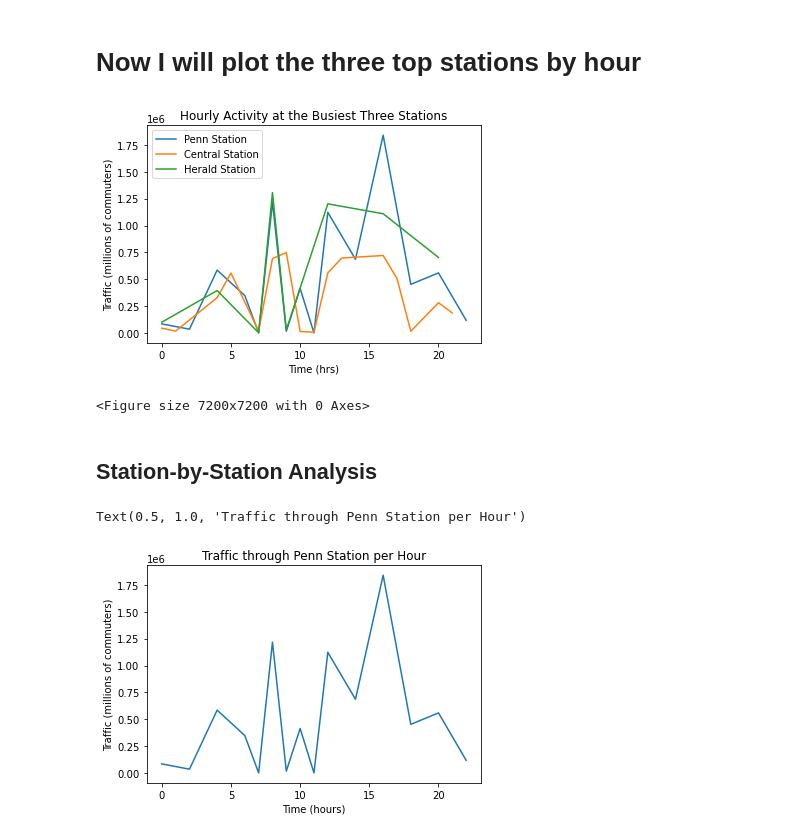
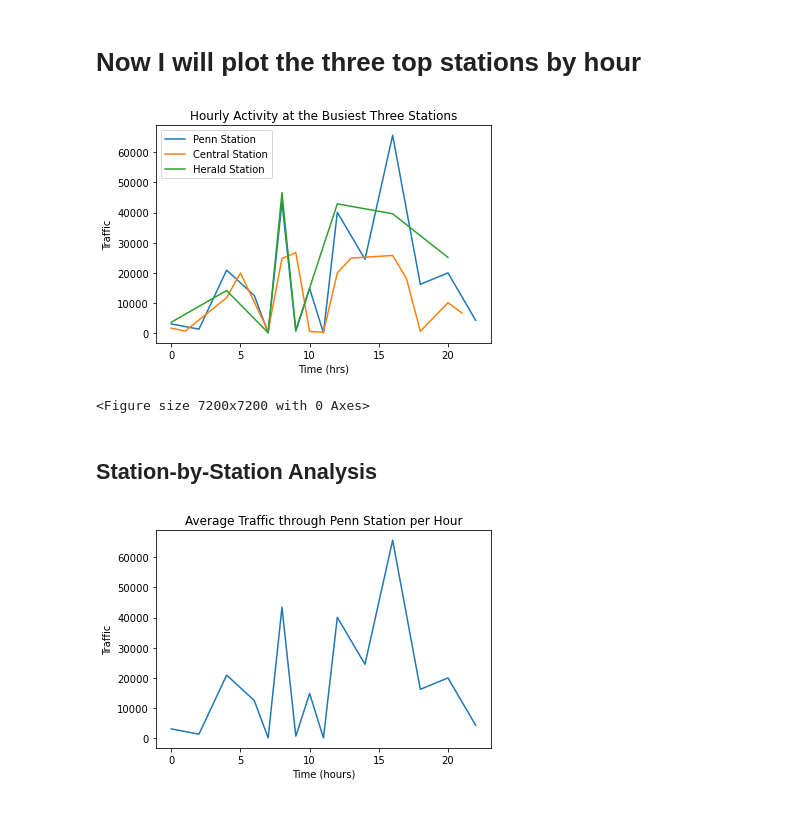
Before and after one commit to anubhavpar/sturdy-goggles, a Jupyter notebook: data_cleaning.ipynb, the cells around one changed output. Saved outputs shown, nothing was run; the diff lists cells and outputs as text; code cells hidden in the pictures.

Commit message:
Added a few plots

```diff
--- a/data_cleaning.ipynb
+++ b/data_cleaning.ipynb
@@ -217,4 +216,4 @@ pandas.core.series.Series
 # new column showing avg daily activity during that hour, and clarification of sum activity
 penn_hr = penn_hr / 28
 cntr_hr = cntr_hr / 28
-herald_hr = herald_hr
+herald_hr = herald_hr / 28
@@ -241,16 +222,16 @@ Name: SUM_ACTIVITY, dtype: float64
 # %%
 plt.plot(penn_hr,label='Penn Station');
 plt.plot(cntr_hr,label='Central Station');
 plt.plot(herald_hr,label='Herald Station');
 plt.title('Hourly Activity at the Busiest Three Stations');
 plt.xlabel('Time (hrs)');
-plt.ylabel('Traffic (millions of commuters)')
+plt.ylabel('Traffic')
 
 plt.legend()
 plt.figure(figsize=(100,100))
 plt.savefig(fname='hourly_top3',format='svg')
 # %% [output]
-[figure, old version]
+[figure, new version]
 <Figure size 7200x7200 with 0 Axes>
 # %% [markdown]
 ## Station-by-Station Analysis
@@ -258,8 +239,9 @@ plt.savefig(fname='hourly_top3',format='svg')
 # analysis of Penn station by hour
 plt.plot(penn_hr);
 plt.xlabel('Time (hours)')
-plt.ylabel('Traffic (millions of commuters)')
-plt.title('Traffic through Penn Station per Hour')
+plt.ylabel('Traffic')
+plt.title('Average Traffic through Penn Station per Hour')
+
+plt.savefig('hourly_penn_station',format='svg')
 # %% [output]
-Text(0.5, 1.0, 'Traffic through Penn Station per Hour')
-[figure, old version]
+[figure, new version]
```
Also changed, not shown: parts of 6 cells of this notebook, 4 other files.
